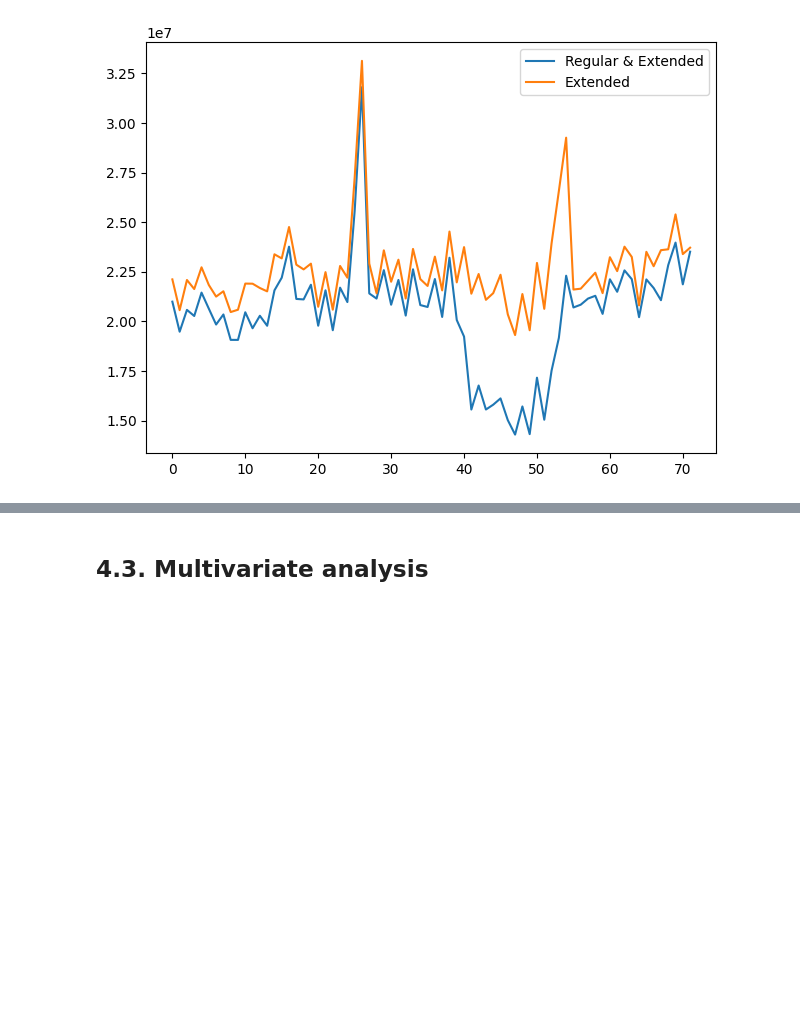
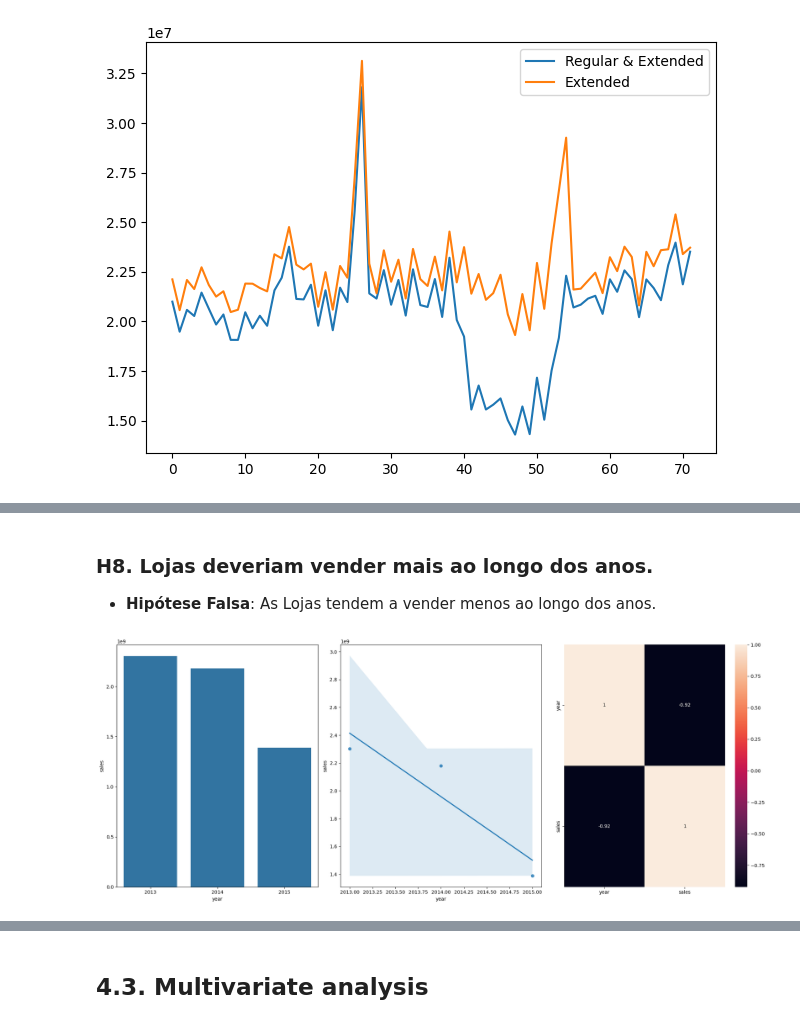
Before and after one commit to Eduupaiva/ds_em_produ, a Jupyter notebook: projeto_ds_em_prod.ipynb, the cells around one changed output, grey strips where cells are left out. Drawn from its saved outputs; the diff is of its cells as text; code cells hidden in the pictures; blank space fills up the shorter version.

```diff
--- a/projeto_ds_em_prod.ipynb
+++ b/projeto_ds_em_prod.ipynb
@@ -658,0 +680,23 @@ plt.show()
+# %% [markdown]
+### **H8.** Lojas deveriam vender mais ao longo dos anos.
+
+- **Hipótese Falsa**: As Lojas tendem a vender menos ao longo dos anos.
+# %%
+plt.figure( figsize=( 20, 8 ) )
+
+plt.subplot( 1, 3, 1 )
+aux1 = df4[['year', 'sales']].groupby( 'year' ).sum().reset_index()
+sns.barplot( x='year', y='sales', data=aux1 );
+
+# Verificando a tendencia
+plt.subplot( 1, 3, 2 )
+sns.regplot( x='year', y='sales', data=aux1 );
+
+# Heat Map Corr
+plt.subplot( 1, 3, 3 )
+sns.heatmap( aux1.corr( method='pearson'), annot=True );
+
+plt.tight_layout()
+plt.show()
+# %% [output]
+[figure, added]
```
Also changed, not shown: parts of 10 cells of this notebook.
